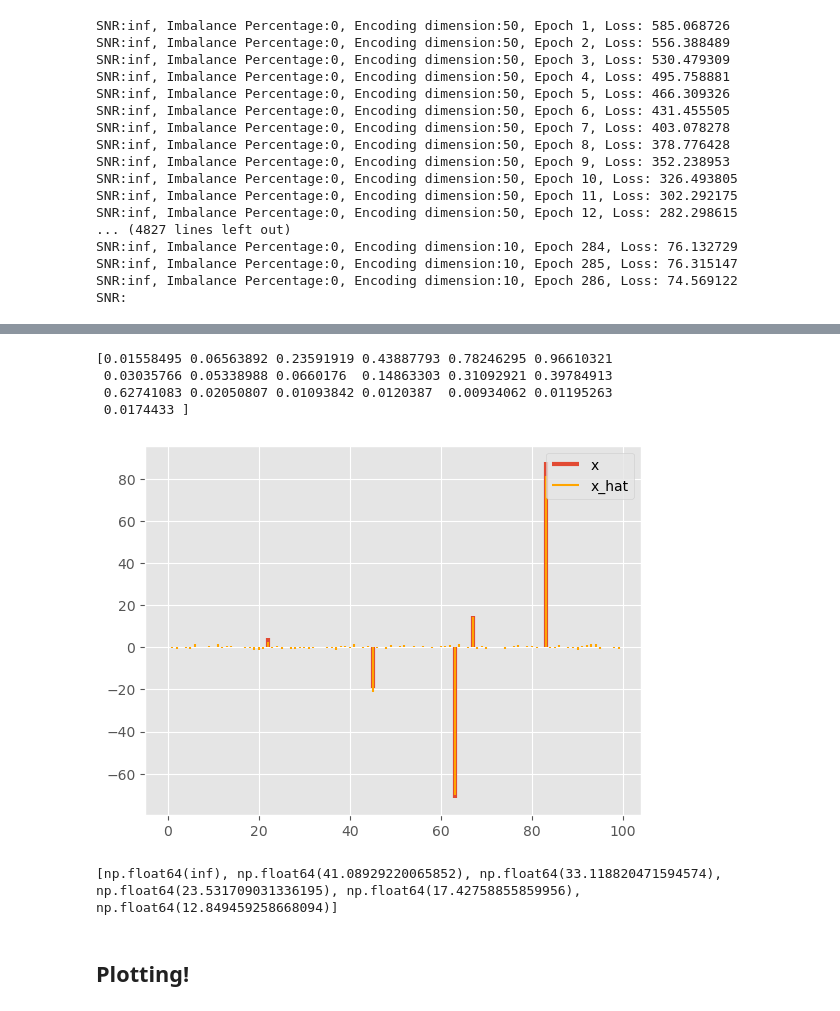
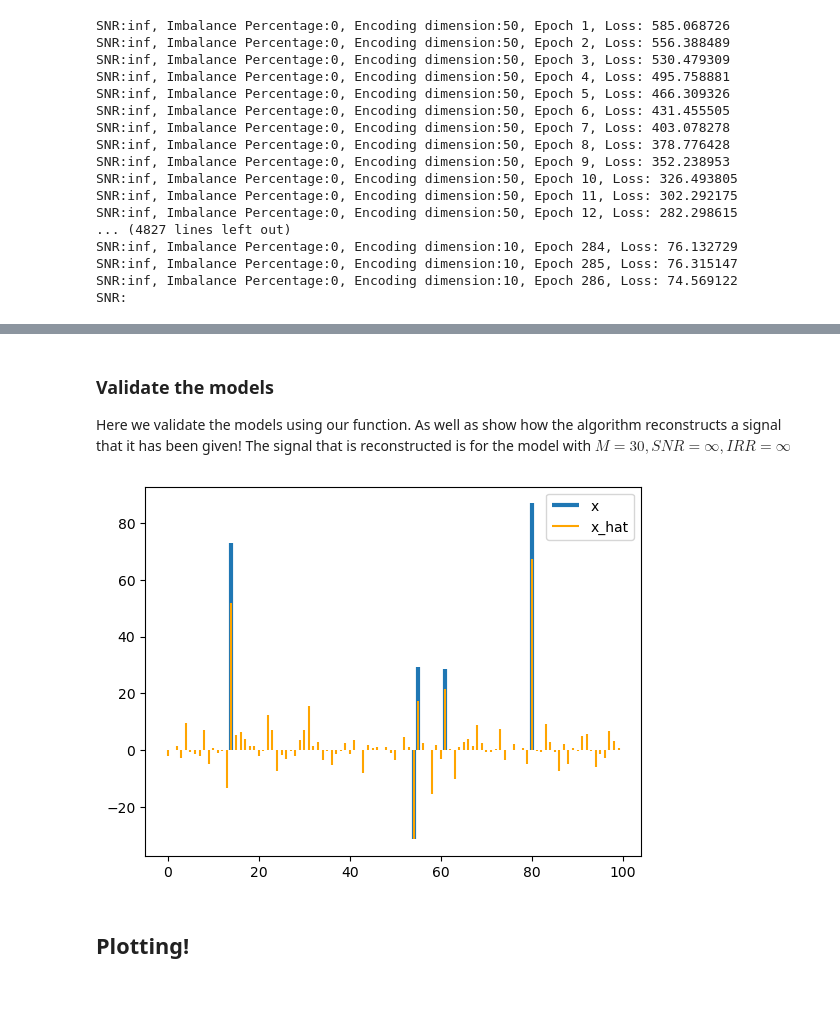
Before and after one commit to tomlijding/DL-based-CS-under-IQ-imbalance, a Jupyter notebook: main_cleaned.ipynb, the cells around one changed output, grey strips where cells are left out. Drawn from its saved outputs; the diff is of its cells as text; code cells hidden in the pictures.

```diff
--- a/main_cleaned.ipynb
+++ b/main_cleaned.ipynb
@@ -555,19 +524,0 @@ print(imbalance_val_losses)
-# %%
-# Validating the varying measurement dimensions models
-measurement_model_losses = []
-measurement_val_losses = []
-
-with torch.no_grad():
-    for encoding_dim, measurement_model in measurement_pretrained_models.items():
-        measurement_model.eval()
-        for batch in dataloader_val:
-            inputs, targets = batch  # Unpack the tuple
-            output = measurement_model(inputs)
-            loss = loss_fn(output, targets)
-            measurement_model_losses.append(loss.item())
-        measurement_val_losses.append(np.average(measurement_model_losses))
-        print(f"Encoding dimenson:{encoding_dim} Losses:{measurement_model_losses}")
-        measurement_model_losses = []
-
-measurement_val_losses = np.array(measurement_val_losses)
-normalized_measurement_val_losses = measurement_val_losses/signal_variance
@@ -1081,12 +921,6 @@ SNR:
+# %% [markdown]
+### Validate the models
+Here we validate the models using our function. As well as show how the algorithm reconstructs a signal that it has been given! The signal that is reconstructed is for the model with $M = 30, SNR = \infty, IRR = \infty$
 # %%
-
-normalized_losses, unnormalized_losses = validateModels(dataloader_val,discrete_models)
-print(normalized_losses)
-
-visualizeReconstruction(discrete_models[0])
+loss_fn = nn.MSELoss()
+normalized_losses, unnormalized_losses = validateModels(dataloader_val,discrete_models,loss_fn)
-# %% [output]
-[0.01558495 0.06563892 0.23591919 0.43887793 0.78246295 0.96610321
- 0.03035766 0.05338988 0.0660176  0.14863303 0.31092921 0.39784913
- 0.62741083 0.02050807 0.01093842 0.0120387  0.00934062 0.01195263
- 0.0174433 ]
-[figure, removed]
@@ -1096,18 +927,7 @@ for iter,model in enumerate(discrete_models):
-# %%
-imb_db_list = []
-r_list = []
-
-for perc in imb_percentage_list[13:19]:
-    b = 1-0.2*perc
-    d = np.pi/8*perc
-    r = 0.5*(1+b*np.exp(1j*d))
-    IRR_abs = np.abs(r)**2/np.abs(1-r)**2
-    imb_db_list.append(10*np.log10(IRR_abs))
-
-
-print(imb_db_list)
-# %% [output]
-[np.float64(inf), np.float64(41.08929220065852), np.float64(33.118820471594574), np.float64(23.531709031336195), np.float64(17.42758855859956), np.float64(12.849459258668094)]
+# %%
+visualizeReconstruction(discrete_models[2])
+# %% [output]
+[figure, added]
 # %% [markdown]
 ## Plotting!
 # %%
```
Also changed, not shown: parts of 69 cells of this notebook, 2 other files.
